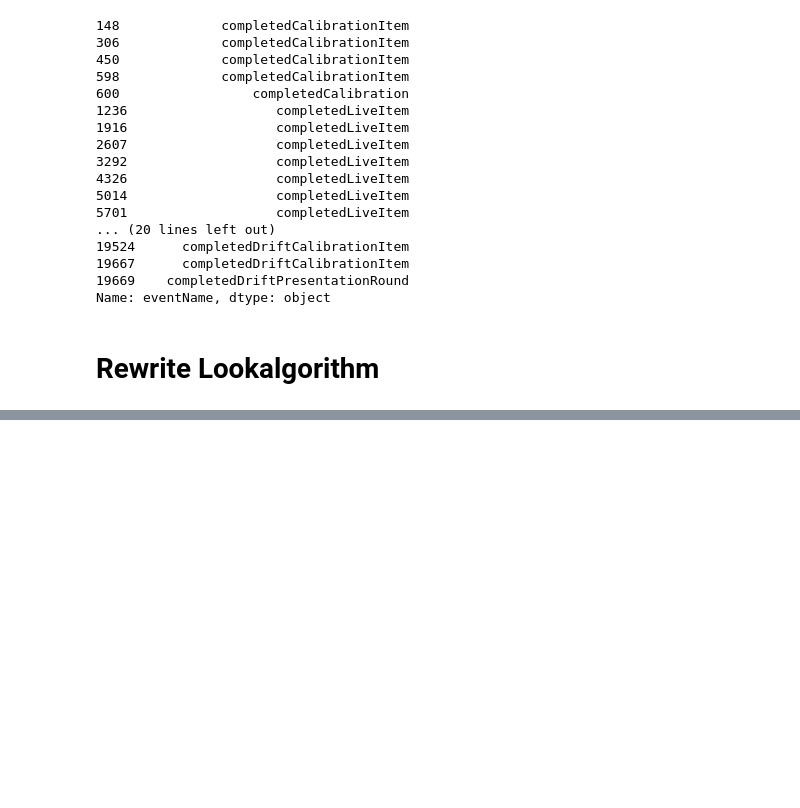
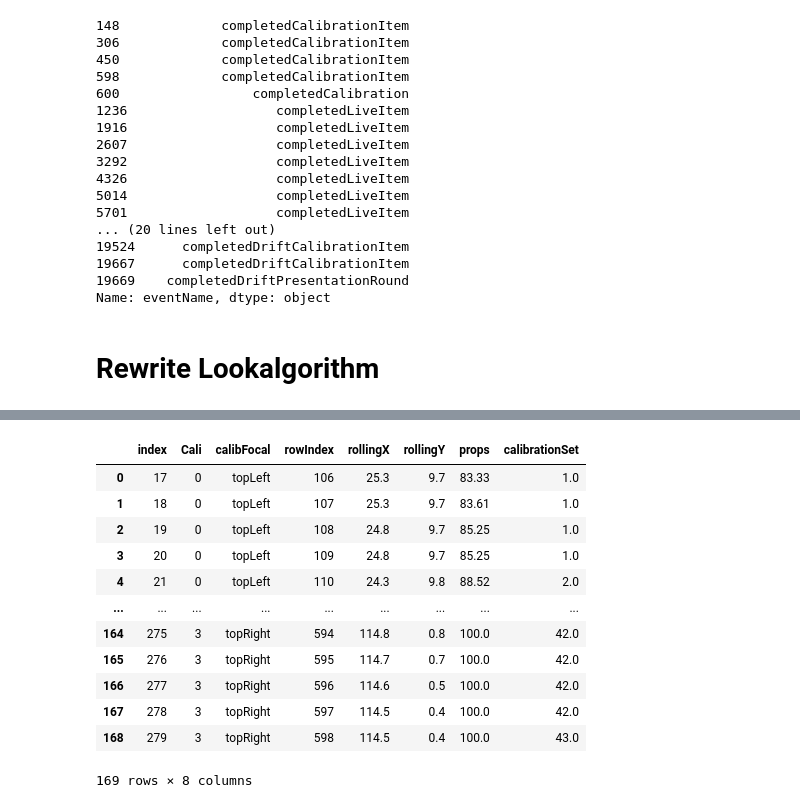
Before and after one commit to tianchu-shu/NWMSS, a Jupyter notebook: gaze.ipynb, the cells around one changed output, grey strips where cells are left out. Saved outputs shown, nothing was run; the diff lists cells and outputs as text; code cells hidden in the pictures; blank space fills up the shorter version.

```diff
--- a/gaze.ipynb
+++ b/gaze.ipynb
@@ -320,0 +339,19 @@ rlf
+# %%
+  rightSide = unlist(lapply(split(useRows, useRows$calibrationSet),
+                            function(y) ifelse(any(is.na(y$calibFocal)), NA,
+                            ifelse(abs(y[which(y$calibFocal == 'topRight'), 'rollingX'] -y[which(y$calibFocal == 'bottomRight'),'rollingX']) <= alignX,
+                                 max(y[which(y$calibFocal %in% c('bottomRight','topRight')),'rollingX']), NA))))
+# %% [output]
+|  | index | Cali | calibFocal | rowIndex | rollingX | rollingY | props | calibrationSet |
+| 0 | 17 | 0 | topLeft | 106 | 25.3 | 9.7 | 83.33 | 1.0 |
+| 1 | 18 | 0 | topLeft | 107 | 25.3 | 9.7 | 83.61 | 1.0 |
+| 2 | 19 | 0 | topLeft | 108 | 24.8 | 9.7 | 85.25 | 1.0 |
+| 3 | 20 | 0 | topLeft | 109 | 24.8 | 9.7 | 85.25 | 1.0 |
+| 4 | 21 | 0 | topLeft | 110 | 24.3 | 9.8 | 88.52 | 2.0 |
+| ... | ... | ... | ... | ... | ... | ... | ... | ... |
+| 164 | 275 | 3 | topRight | 594 | 114.8 | 0.8 | 100.0 | 42.0 |
+| 165 | 276 | 3 | topRight | 595 | 114.7 | 0.7 | 100.0 | 42.0 |
+| 166 | 277 | 3 | topRight | 596 | 114.6 | 0.5 | 100.0 | 42.0 |
+| 167 | 278 | 3 | topRight | 597 | 114.5 | 0.4 | 100.0 | 42.0 |
+| 168 | 279 | 3 | topRight | 598 | 114.5 | 0.4 | 100.0 | 43.0 |
+169 rows × 8 columns
```
Also changed, not shown: parts of 10 cells of this notebook.
